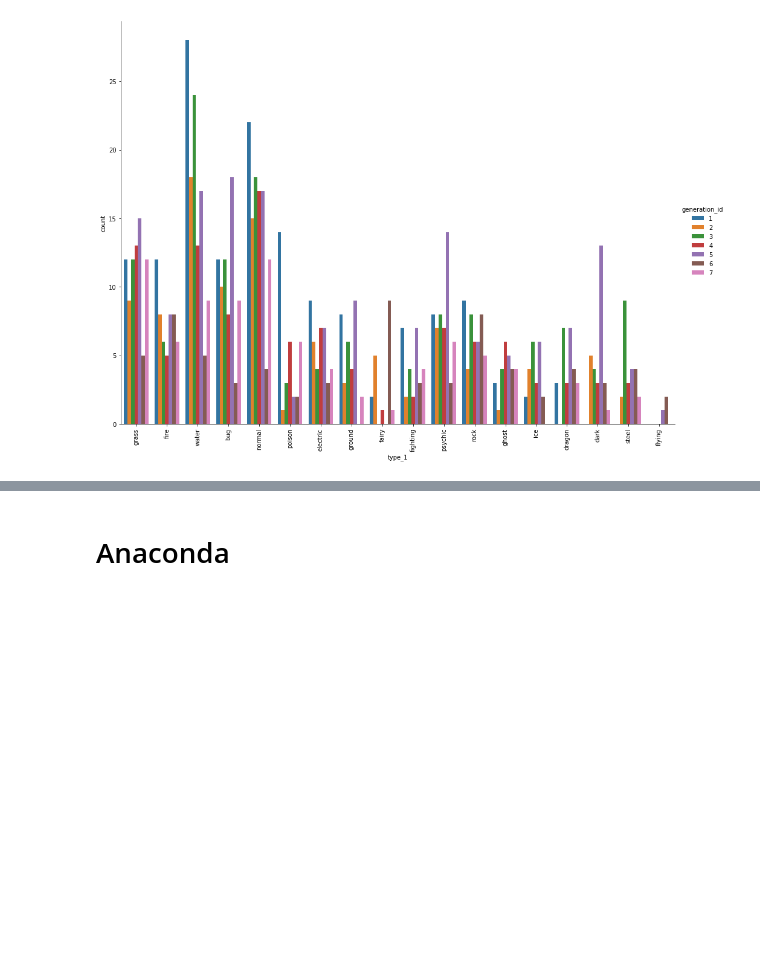
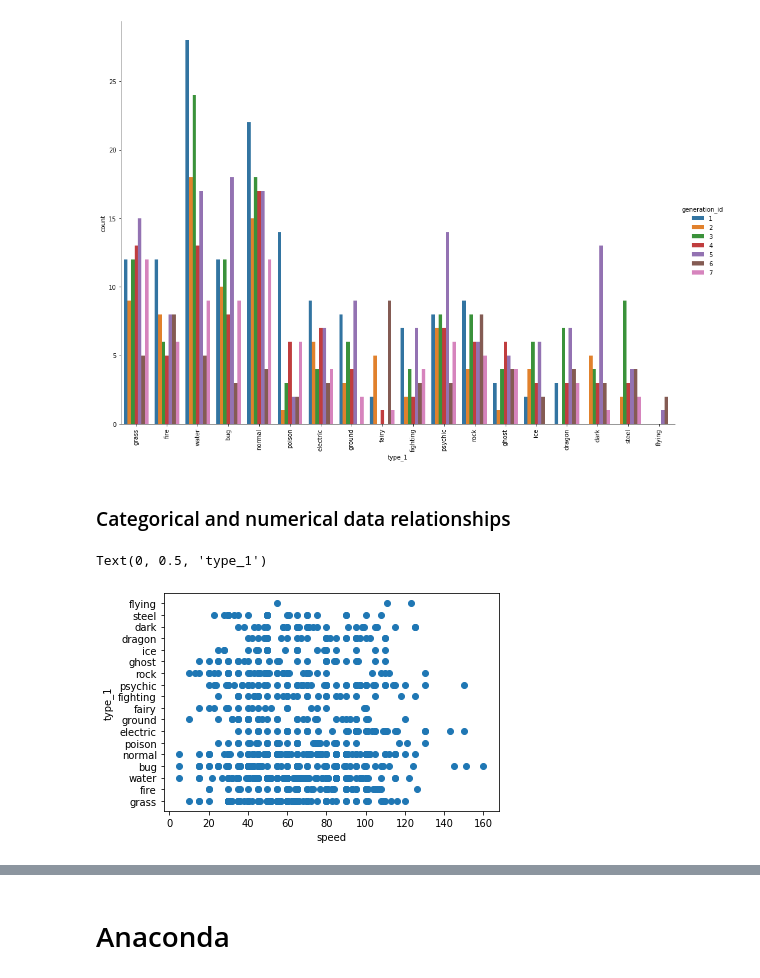
Before and after one commit to anuragkapur/anuragkapur.github.io, a Jupyter notebook: blog/cheat-sheets/jupyter/Python Cheat Sheet.ipynb, the cells around one changed output, grey strips where cells are left out. Cells and saved outputs as stored; diff of their text form; code cells hidden in the pictures; blank space fills up the shorter version.

```diff
--- a/blog/cheat-sheets/jupyter/Python Cheat Sheet.ipynb
+++ b/blog/cheat-sheets/jupyter/Python Cheat Sheet.ipynb
@@ -1234,3 +1235,12 @@ chart = sb.catplot(x='type_1', kind='count', hue='generation_id', data=df, heigh
 plt.xticks(rotation = 90);
 # %% [output]
 [figure]
+# %% [markdown]
+### Categorical and numerical data relationships
+# %%
+plt.scatter(data=df, x='speed', y='type_1')
+plt.xlabel('speed')
+plt.ylabel('type_1')
+# %% [output]
+Text(0, 0.5, 'type_1')
+[figure, added]
```
Also changed, not shown: parts of 17 cells of this notebook.
